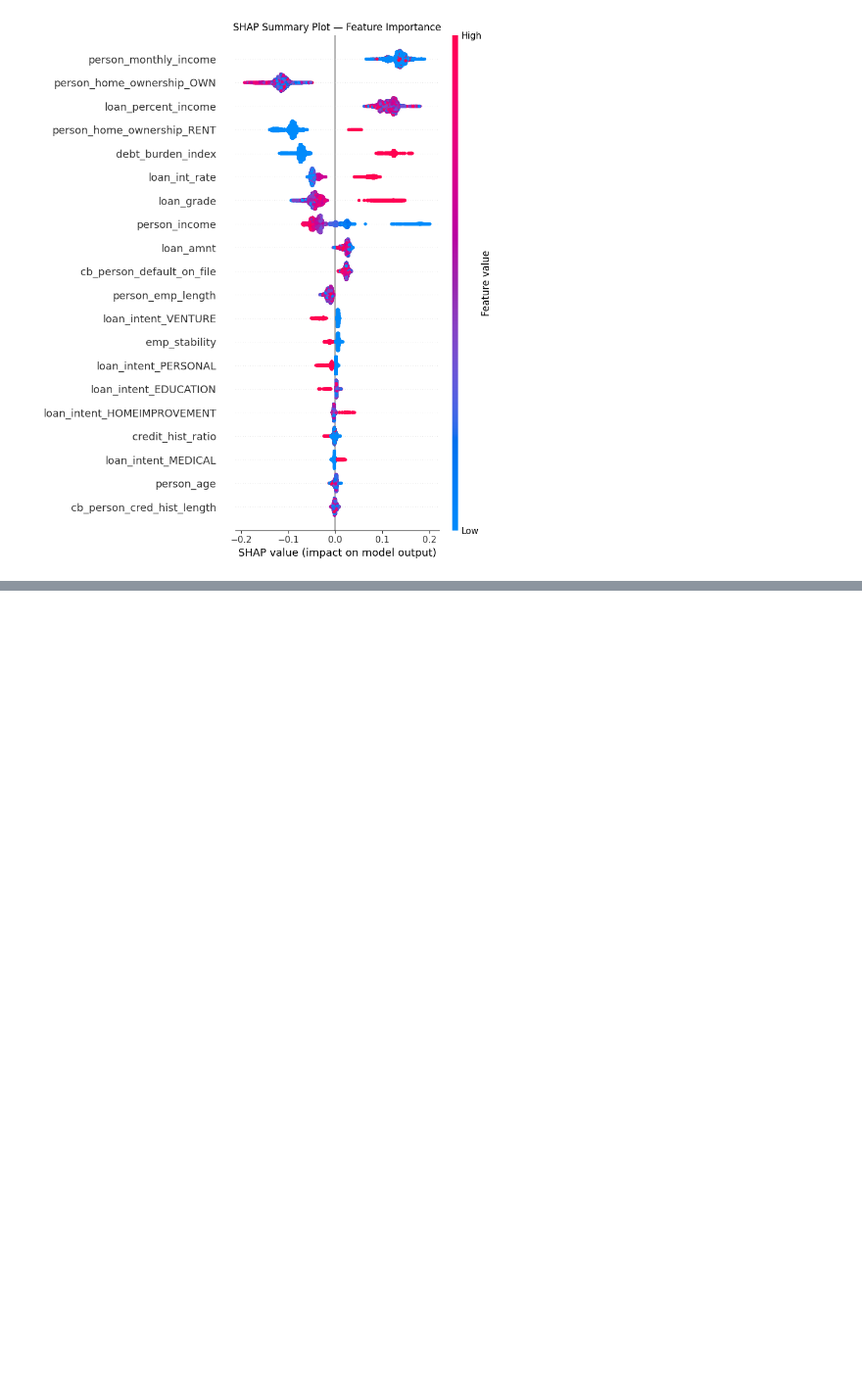
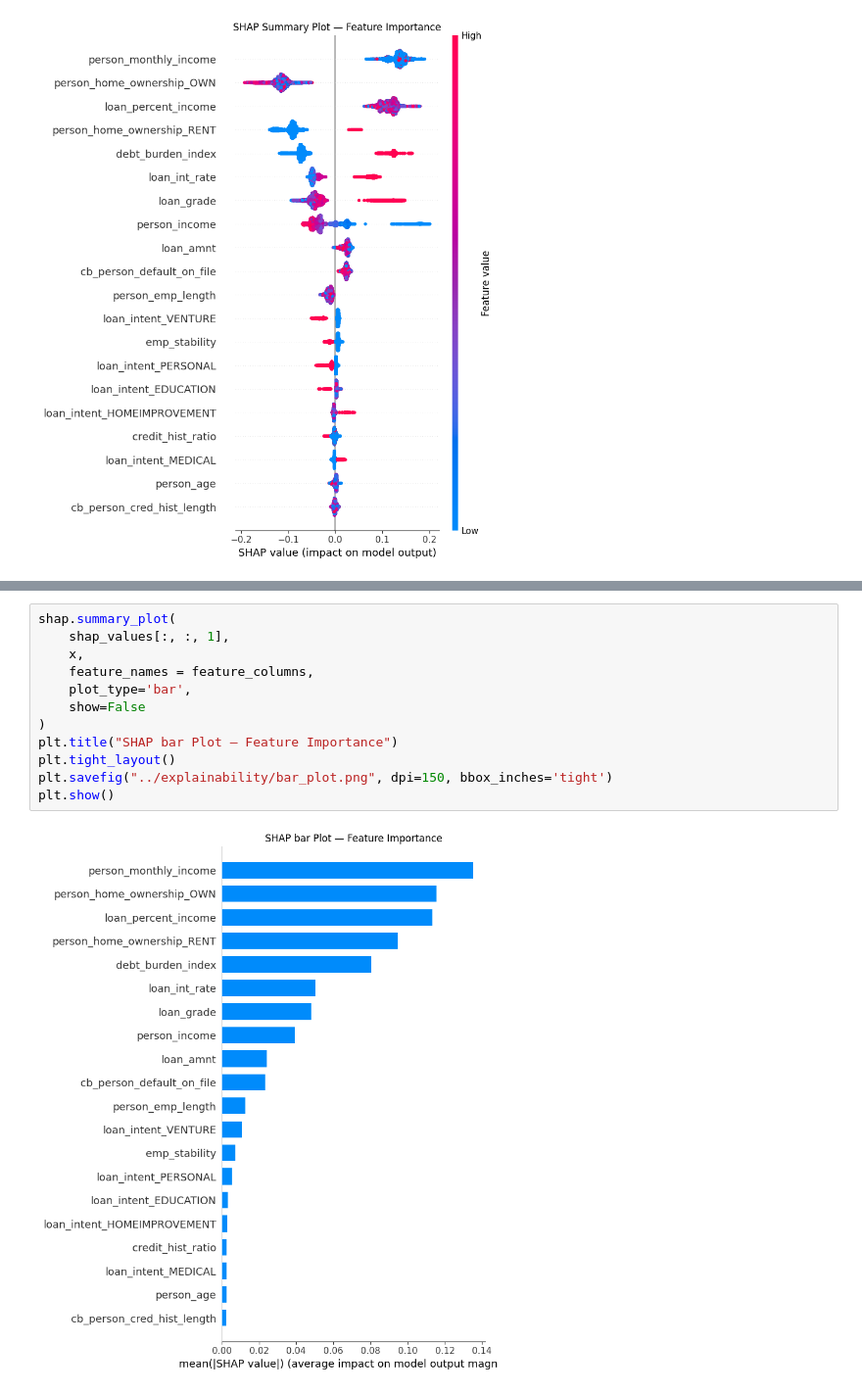
Before and after one commit to Md-Maruf-1727/loan-risk-analysis-xai, a Jupyter notebook: Notebooks/05_explainability.ipynb, the cells around one changed output, grey strips where cells are left out. Shown at 98% size. Cells and saved outputs as stored; diff of their text form; blank space fills up the shorter version.

```diff
--- a/Notebooks/05_explainability.ipynb
+++ b/Notebooks/05_explainability.ipynb
@@ -56,0 +61,14 @@ plt.savefig("../explainability/specific_row_summery.png", dpi=150, bbox_inches='
+# %%
+shap.summary_plot(
+    shap_values[:, :, 1],
+    x,
+    feature_names = feature_columns,
+    plot_type='bar',
+    show=False
+)
+plt.title("SHAP bar Plot — Feature Importance")
+plt.tight_layout()
+plt.savefig("../explainability/bar_plot.png", dpi=150, bbox_inches='tight')
+plt.show()
+# %% [output]
+[figure, added]
```
Also changed, not shown: parts of 1 cell of this notebook, 3 other files.
